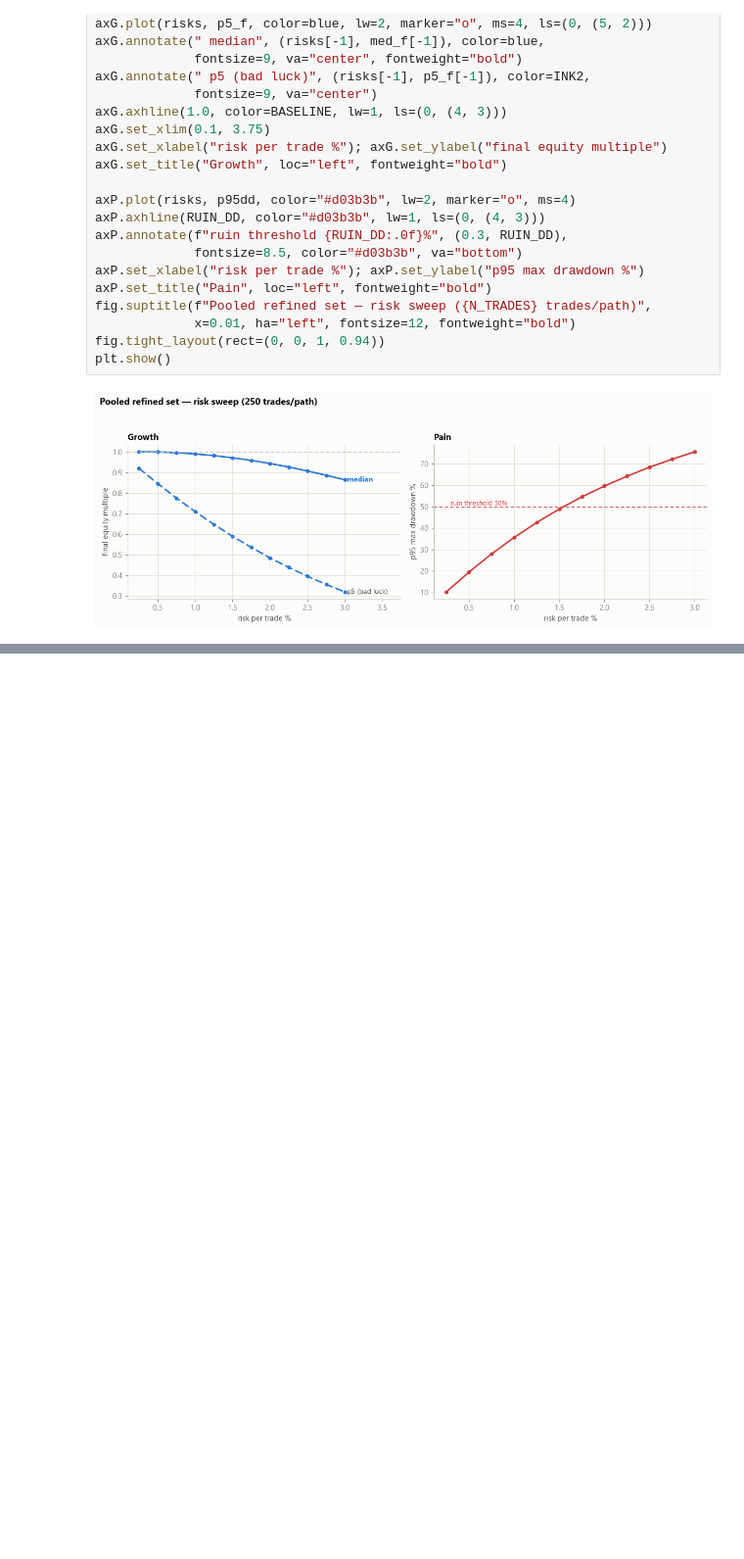
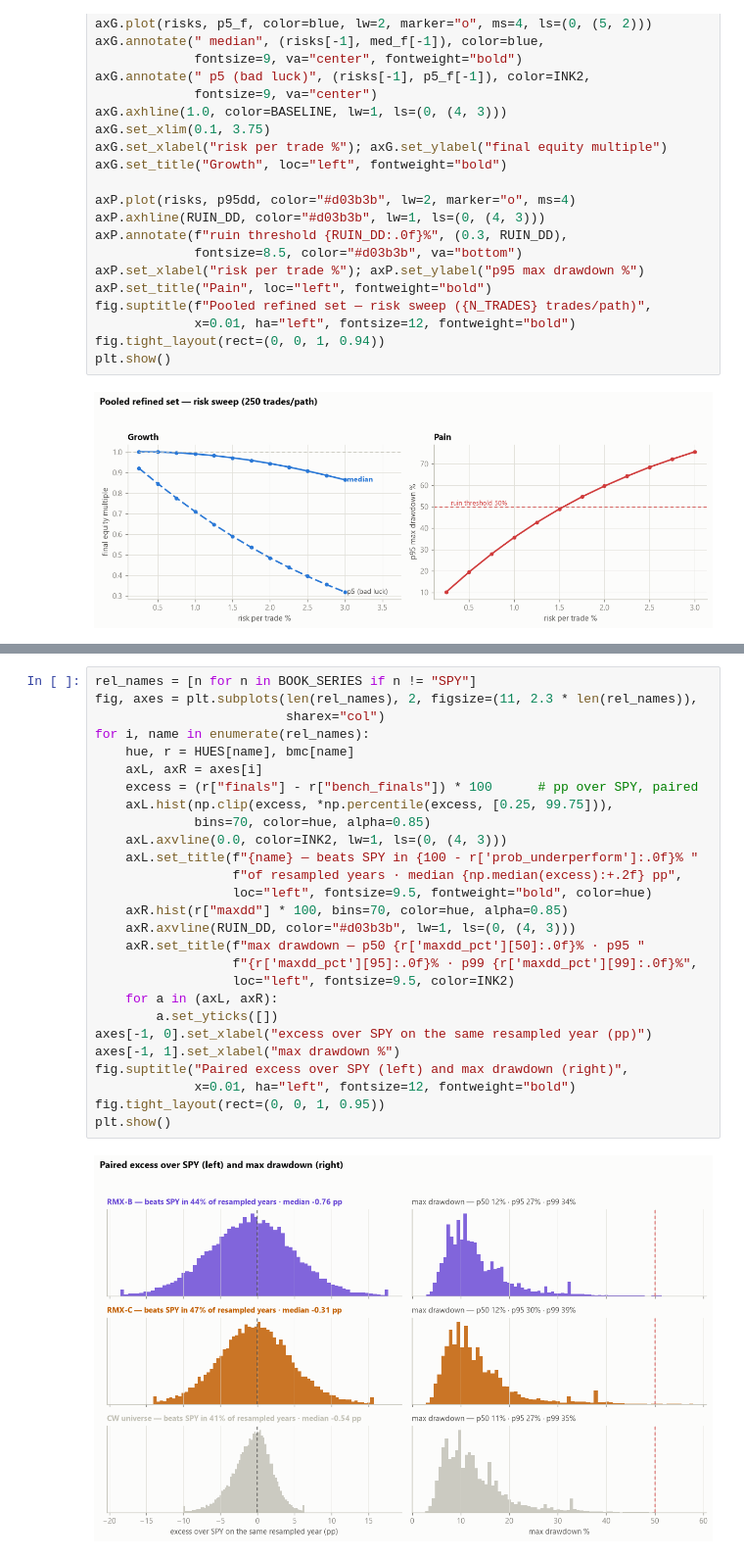
Before and after one commit to Takramer/AgentTradingLogic, a Jupyter notebook: notebooks/montecarlo_refined.ipynb, the cells around one changed output, grey strips where cells are left out. Shown at 98% size. Saved outputs shown, nothing was run; the diff lists cells and outputs as text; blank space fills up the shorter version.

```diff
--- a/notebooks/montecarlo_refined.ipynb
+++ b/notebooks/montecarlo_refined.ipynb
@@ -270,0 +511,29 @@ plt.show()
+# %%
+rel_names = [n for n in BOOK_SERIES if n != "SPY"]
+fig, axes = plt.subplots(len(rel_names), 2, figsize=(11, 2.3 * len(rel_names)),
+                         sharex="col")
+for i, name in enumerate(rel_names):
+    hue, r = HUES[name], bmc[name]
+    axL, axR = axes[i]
+    excess = (r["finals"] - r["bench_finals"]) * 100      # pp over SPY, paired
+    axL.hist(np.clip(excess, *np.percentile(excess, [0.25, 99.75])),
+             bins=70, color=hue, alpha=0.85)
+    axL.axvline(0.0, color=INK2, lw=1, ls=(0, (4, 3)))
+    axL.set_title(f"{name} — beats SPY in {100 - r['prob_underperform']:.0f}% "
+                  f"of resampled years · median {np.median(excess):+.2f} pp",
+                  loc="left", fontsize=9.5, fontweight="bold", color=hue)
+    axR.hist(r["maxdd"] * 100, bins=70, color=hue, alpha=0.85)
+    axR.axvline(RUIN_DD, color="#d03b3b", lw=1, ls=(0, (4, 3)))
+    axR.set_title(f"max drawdown — p50 {r['maxdd_pct'][50]:.0f}% · p95 "
+                  f"{r['maxdd_pct'][95]:.0f}% · p99 {r['maxdd_pct'][99]:.0f}%",
+                  loc="left", fontsize=9.5, color=INK2)
+    for a in (axL, axR):
+        a.set_yticks([])
+axes[-1, 0].set_xlabel("excess over SPY on the same resampled year (pp)")
+axes[-1, 1].set_xlabel("max drawdown %")
+fig.suptitle("Paired excess over SPY (left) and max drawdown (right)",
+             x=0.01, ha="left", fontsize=12, fontweight="bold")
+fig.tight_layout(rect=(0, 0, 1, 0.95))
+plt.show()
+# %% [output]
+[figure, added]
```
Also changed, not shown: parts of 15 cells of this notebook, 4 other files.
